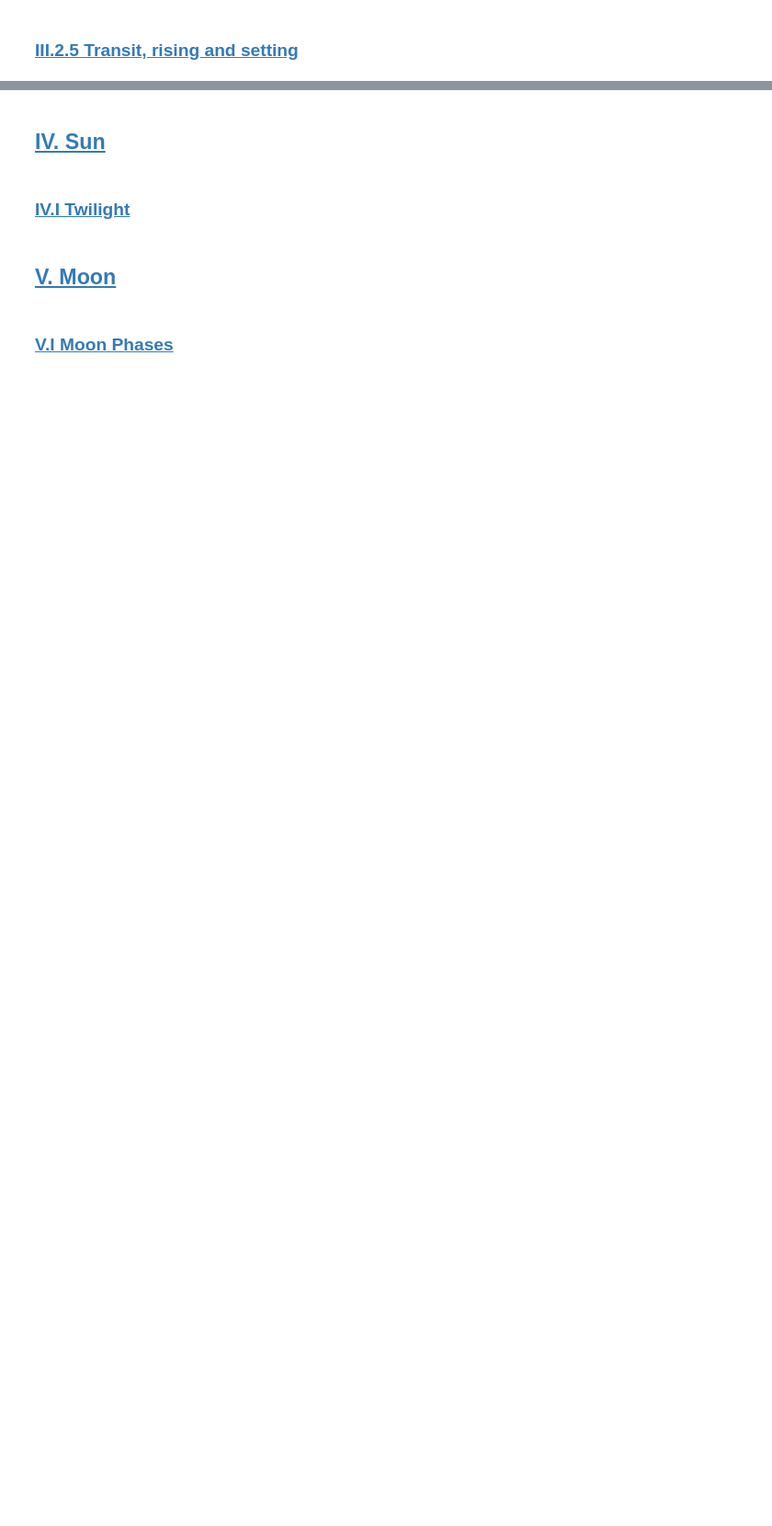
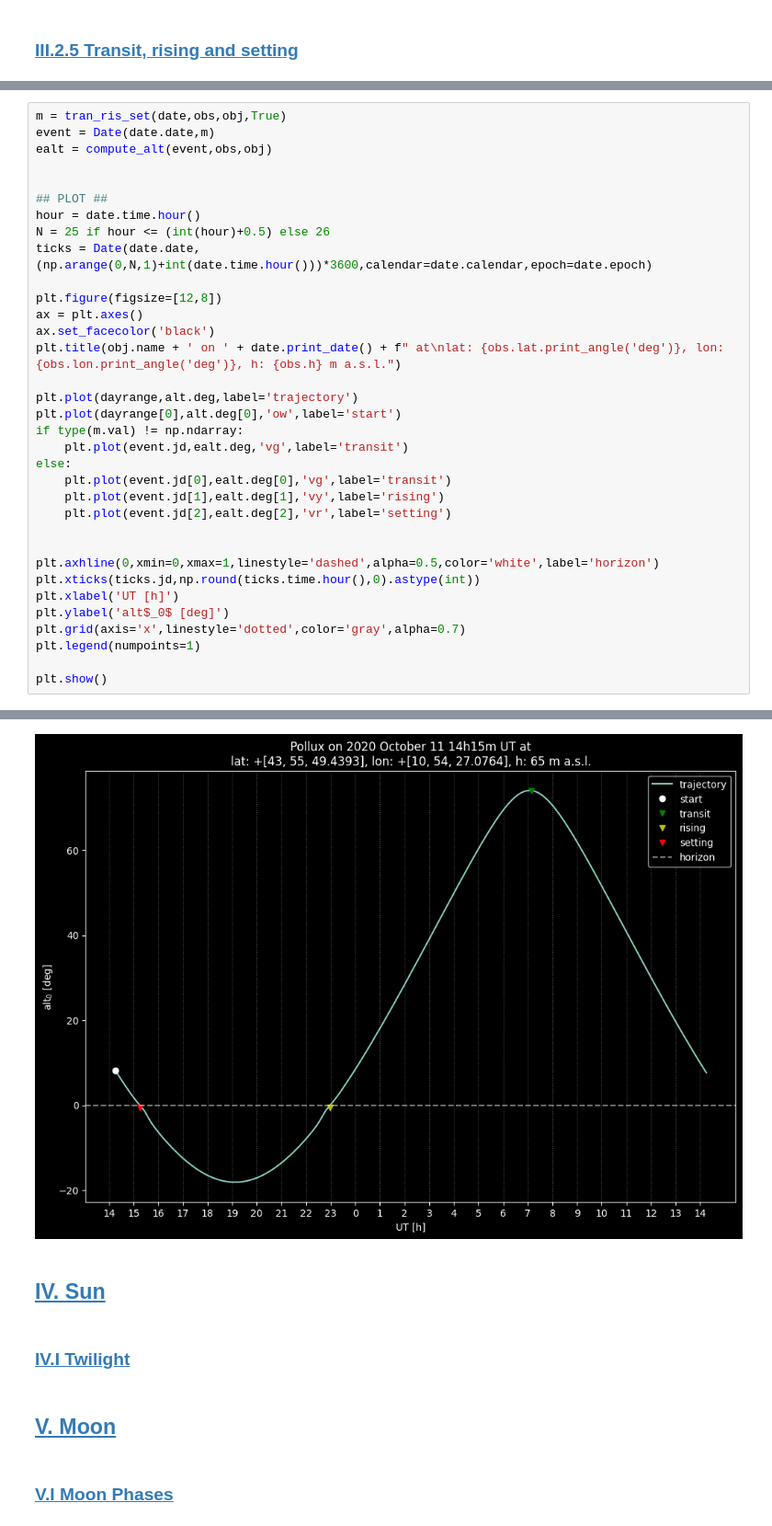
Before and after one commit to 00-berni/proj_0, a Jupyter notebook: notebook/notebook.ipynb, the cells around one changed output, grey strips where cells are left out. Shown at 92% size. Drawn from its saved outputs; the diff is of its cells as text; blank space fills up the shorter version.

```diff
--- a/notebook/notebook.ipynb
+++ b/notebook/notebook.ipynb
@@ -1673,0 +1636,35 @@ H0 = 73.16200935941103
+# %%
+m = tran_ris_set(date,obs,obj,True)
+event = Date(date.date,m)
+ealt = compute_alt(event,obs,obj)
+
+
+## PLOT ##
+hour = date.time.hour()
+N = 25 if hour <= (int(hour)+0.5) else 26
+ticks = Date(date.date, (np.arange(0,N,1)+int(date.time.hour()))*3600,calendar=date.calendar,epoch=date.epoch)
+
+plt.figure(figsize=[12,8])
+ax = plt.axes()
+ax.set_facecolor('black')
+plt.title(obj.name + ' on ' + date.print_date() + f" at\nlat: {obs.lat.print_angle('deg')}, lon: {obs.lon.print_angle('deg')}, h: {obs.h} m a.s.l.")
+
+plt.plot(dayrange,alt.deg,label='trajectory')
+plt.plot(dayrange[0],alt.deg[0],'ow',label='start')
+if type(m.val) != np.ndarray:
+    plt.plot(event.jd,ealt.deg,'vg',label='transit')
+else:
+    plt.plot(event.jd[0],ealt.deg[0],'vg',label='transit')
+    plt.plot(event.jd[1],ealt.deg[1],'vy',label='rising')
+    plt.plot(event.jd[2],ealt.deg[2],'vr',label='setting')
+
+
+plt.axhline(0,xmin=0,xmax=1,linestyle='dashed',alpha=0.5,color='white',label='horizon')
+plt.xticks(ticks.jd,np.round(ticks.time.hour(),0).astype(int))
+plt.xlabel('UT [h]')
+plt.ylabel('alt$_0$ [deg]')
+plt.grid(axis='x',linestyle='dotted',color='gray',alpha=0.7)
+plt.legend(numpoints=1)
+
+plt.show()
+# %% [output]
@@ -1674,3 +1674,4 @@ H0 = 73.16200935941103
+[figure, added]
 # %% [markdown]
 ## <a id='toc1_4_'></a>[IV. Sun](#toc0_)
 # %% [markdown]
```
Also changed, not shown: parts of 19 cells of this notebook, 5 other files.
